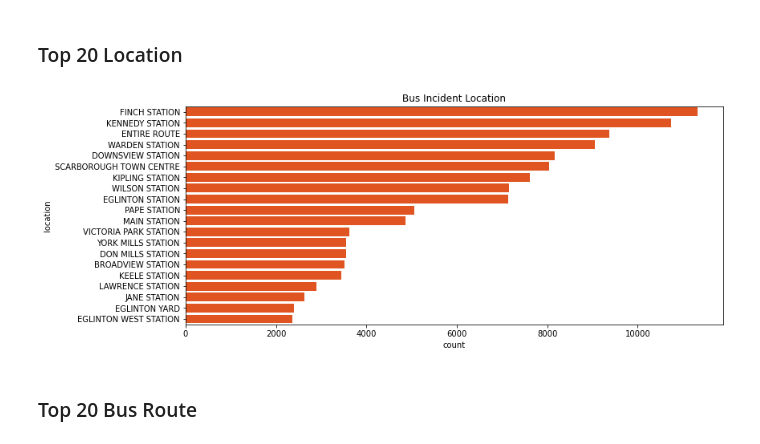
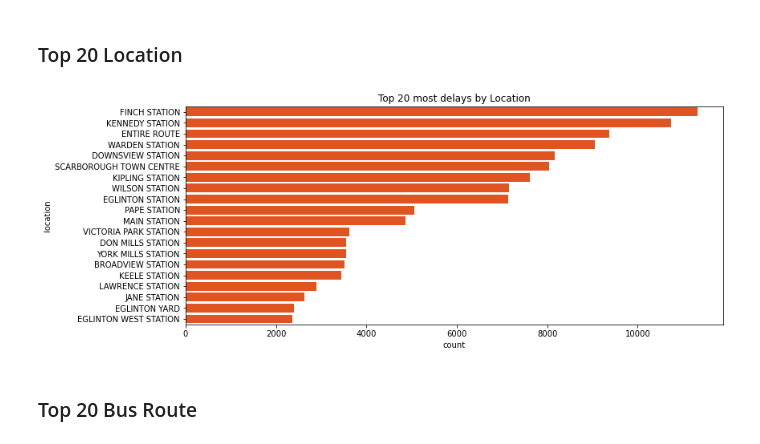
Before and after one commit to JasonYao3/TTC_transit_delay_proj, a Jupyter notebook: 3.Bus EDA.ipynb, the cells around one changed output. Drawn from its saved outputs; the diff is of its cells as text; code cells hidden in the pictures.

```diff
--- a/3.Bus EDA.ipynb
+++ b/3.Bus EDA.ipynb
@@ -296,13 +297,10 @@ Graph for delay type:
 ### Top 20 Location
 # %%
 plt.figure(figsize=(12,5))
-
-sns.countplot(y=bus_df.location, order= bus_df.location.value_counts().iloc[:20].index, color="orangered");
-plt.title("Bus Incident Location");
-# labels = ax[0].get_xticklabels();
-# ax[0].set_xticklabels(labels, rotation=90)
+sns.countplot(y=bus_df_notna.location, order= bus_df_notna.location.value_counts().iloc[:20].index, color="orangered");
+plt.title("Top 20 most delays by Location");
 # %% [output]
-[figure, old version]
+[figure, new version]
 # %% [markdown]
 ### Top 20 Bus Route
 # %%
```
Also changed, not shown: parts of 16 cells of this notebook, 2 other files.
